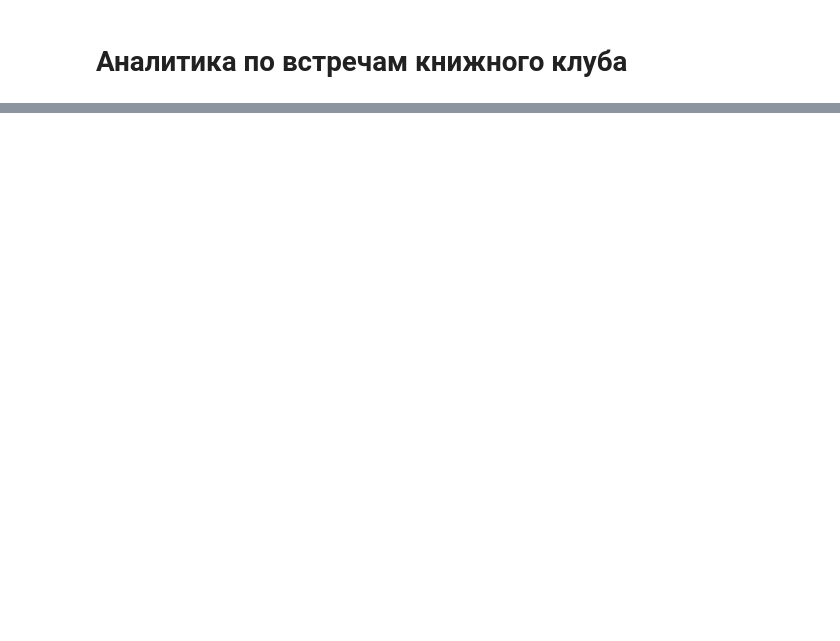
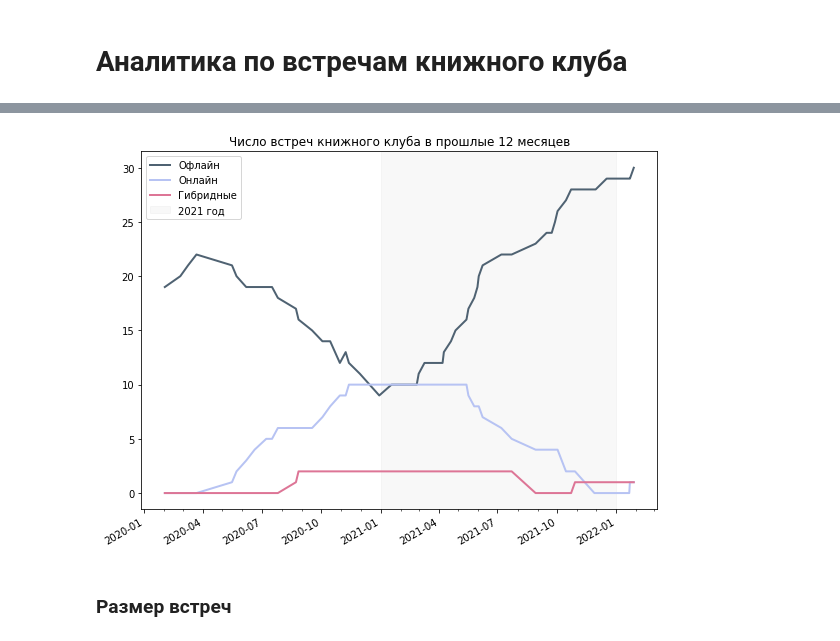
Before and after one commit to ksetdekov/book_club_analytics, a Jupyter notebook: plots.ipynb, the cells around one changed output, grey strips where cells are left out. Saved outputs shown, nothing was run; the diff lists cells and outputs as text; code cells hidden in the pictures; blank space fills up the shorter version.

```diff
--- a/plots.ipynb
+++ b/plots.ipynb
@@ -19,0 +46,36 @@ drive.mount('/content/gdrive')
+# %%
+meetings_plot = meetings[['dt', 'format', 'Офлайн', 'Онлайн', 'Гибридные']].copy()
+# %%
+meetings_plot = meetings_plot[meetings_plot.dt > '2020-01-01']
+meetings_plot.reset_index(inplace=True)
+# %%
+fig, ax = plt.subplots(figsize=(8, 6))
+
+half_year_locator = mdates.MonthLocator(interval=3)
+year_month_formatter = mdates.DateFormatter("%Y-%m") # four digits for year, two for month
+
+monthly_locator = mdates.MonthLocator()
+ax.xaxis.set_major_locator(half_year_locator)
+ax.xaxis.set_minor_locator(monthly_locator)
+ax.xaxis.set_major_formatter(year_month_formatter)
+
+# Rotates and right aligns the x labels.
+# Also moves the bottom of the axes up to make room for them.
+fig.autofmt_xdate()
+ax.plot( 'dt', 'Офлайн', data=meetings_plot, marker='', color=colors[0], linewidth=2)
+ax.plot( 'dt', 'Онлайн', data=meetings_plot, marker='', color=colors[1], linewidth=2)
+ax.plot( 'dt', 'Гибридные', data=meetings_plot, marker='', color=colors[2], linewidth=2)
+ax.axvspan(pd.to_datetime('2021-01-01'), pd.to_datetime('2022-01-01'), alpha=0.05, color='grey', label = '2021 год')
+
+
+# show legend
+plt.legend()
+
+# show graph
+plt.title('Число встреч книжного клуба в прошлые 12 месяцев')
+plt.tight_layout()
+plt.savefig('plot/2021/meeting.png', dpi=300, bbox_inches='tight')   # save the figure to file
+# %% [output]
+[figure, added]
+# %% [markdown]
+### Размер встреч
```
Also changed, not shown: parts of 21 cells of this notebook.
